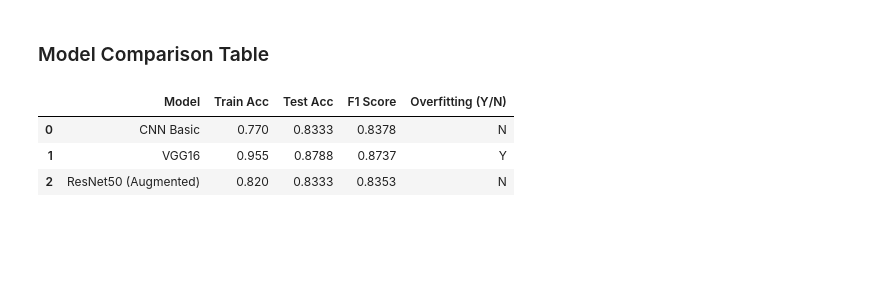
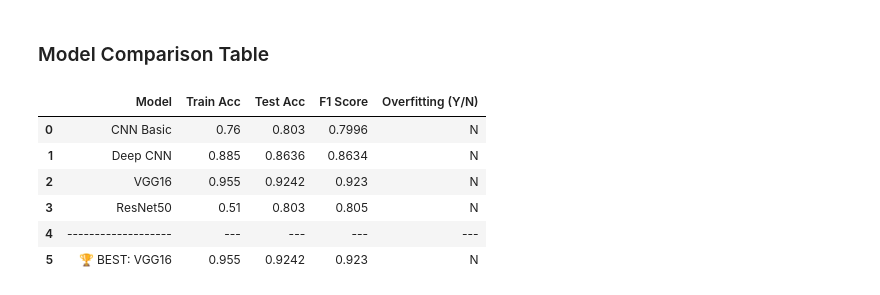
Before and after one commit to preetndr/covid-detection-from-chest-xrays-cnn, a Jupyter notebook: code.ipynb, the cells around one changed output. Saved outputs shown, nothing was run; the diff lists cells and outputs as text; code cells hidden in the pictures; blank space fills up the shorter version.

```diff
--- a/code.ipynb
+++ b/code.ipynb
@@ -152,14 +148,13 @@ model_1 = Sequential([
     MaxPooling2D(2, 2),
     Flatten(),
     Dense(128, activation='relu'),
-    Dropout(0.5), # Randomly drops 50% of neurons to prevent memorization
+    Dropout(0.3),
     Dense(3, activation='softmax')
 ])
 
 model_1.compile(optimizer='adam', loss='categorical_crossentropy', metrics=['accuracy'])
-early_stop = EarlyStopping(monitor='val_loss', patience=5, restore_best_weights=True)
+early_stop = EarlyStopping(monitor='val_accuracy', patience=10, restore_best_weights=True)
 
-# Replaced X_train, y_train with datagen.flow() to use augmented images
 history_1 = model_1.fit(
     datagen.flow(X_train, y_train, batch_size=32),
     validation_data=(X_val, y_val),
@@ -221,8 +218,8 @@ model_2 = Sequential([
 
     # The Decision Maker
     Flatten(),
-    Dense(256, activation='relu'), # Increased brainpower (from 128 to 256)
-    Dropout(0.5), # Standard defense against memorization
+    Dense(256, activation='relu'),
+    Dropout(0.3),
     Dense(3, activation='softmax')
 ])
 
@@ -280,17 +277,16 @@ from tensorflow.keras.regularizers import l2
 
 base_model_vgg = VGG16(weights='imagenet', include_top=False, input_shape=(img_size, img_size, 3))
 
-# 1. Unfreeze the last 4 layers again so it can actually learn X-ray textures
+# Unfreeze the last 4 layers again so it can actually learn X-ray textures
 for layer in base_model_vgg.layers[:-4]:
     layer.trainable = False
 
 x = GlobalAveragePooling2D()(base_model_vgg.output)
 
-# 2. Added L2 Regularizer to strictly penalize memorization
+# Added L2 Regularizer to strictly penalize memorization
 x = Dense(256, activation='relu', kernel_regularizer=l2(0.01))(x)
 
-# 3. Lowered Dropout to 0.3 so we aren't blinding the model too much
-x = Dropout(0.3)(x)
+x = Dropout(0.5)(x)
 output = Dense(3, activation='softmax')(x)
 
 model_3 = Model(inputs=base_model_vgg.input, outputs=output)
@@ -395,22 +419,19 @@ def get_model_stats(model, history, X_test, y_test):
     y_true = np.argmax(y_test, axis=1)
     f1 = f1_score(y_true, y_pred, average='weighted')
 
-    # Gap rule for overfitting
     val_acc = history.history['val_accuracy'][-1]
-    if train_acc - val_acc > 0.05:
+    if train_acc - test_acc > 0.05:
         overfitting = "Y"
     else:
         overfitting = "N"
 
     return round(train_acc, 4), round(test_acc, 4), round(f1, 4), overfitting
 
-# Evaluate all 4 models
 m1_train, m1_test, m1_f1, m1_over = get_model_stats(model_1, history_1, X_test, y_test)
 m2_train, m2_test, m2_f1, m2_over = get_model_stats(model_2, history_2, X_test, y_test)
 m3_train, m3_test, m3_f1, m3_over = get_model_stats(model_3, history_3, X_test, y_test)
 m4_train, m4_test, m4_f1, m4_over = get_model_stats(model_4, history_4, X_test, y_test)
 
-# Fixed array lengths by adding "Deep CNN"
 data = {
     "Model": ["CNN Basic", "Deep CNN", "VGG16", "ResNet50"],
     "Train Acc": [m1_train, m2_train, m3_train, m4_train],
@@ -418,40 +439,37 @@ data = {
     "F1 Score": [m1_f1, m2_f1, m3_f1, m4_f1],
     "Overfitting (Y/N)": [m1_over, m2_over, m3_over, m4_over]
 }
 
-# Create the main table
 comparison_table = pd.DataFrame(data)
 
-# --- NEW LOGIC: FIND AND APPEND THE BEST MODEL ---
 
-# Automatically find the index of the highest Test Accuracy
 best_idx = comparison_table['Test Acc'].idxmax()
 
-# Create a visual separator row
 separator = pd.DataFrame([{
     "Model": "-------------------",
     "Train Acc": "---",
     "Test Acc": "---",
     "F1 Score": "---",
     "Overfitting (Y/N)": "---"
 }])
 
-# Create the final summary row pulling the data from the best index
 best_row = pd.DataFrame([{
     "Model": f"🏆 BEST: {comparison_table.loc[best_idx, 'Model']}",
     "Train Acc": comparison_table.loc[best_idx, 'Train Acc'],
     "Test Acc": comparison_table.loc[best_idx, 'Test Acc'],
     "F1 Score": comparison_table.loc[best_idx, 'F1 Score'],
     "Overfitting (Y/N)": comparison_table.loc[best_idx, 'Overfitting (Y/N)']
 }])
 
-# Combine them all into one clean table
 final_table = pd.concat([comparison_table, separator, best_row], ignore_index=True)
 
 display(final_table)
 # %% [output]
 |  | Model | Train Acc | Test Acc | F1 Score | Overfitting (Y/N) |
-| 0 | CNN Basic | 0.770 | 0.8333 | 0.8378 | N |
-| 1 | VGG16 | 0.955 | 0.8788 | 0.8737 | Y |
-| 2 | ResNet50 (Augmented) | 0.820 | 0.8333 | 0.8353 | N |
+| 0 | CNN Basic | 0.76 | 0.803 | 0.7996 | N |
+| 1 | Deep CNN | 0.885 | 0.8636 | 0.8634 | N |
+| 2 | VGG16 | 0.955 | 0.9242 | 0.923 | N |
+| 3 | ResNet50 | 0.51 | 0.803 | 0.805 | N |
+| 4 | ------------------- | --- | --- | --- | --- |
+| 5 | 🏆 BEST: VGG16 | 0.955 | 0.9242 | 0.923 | N |
 # %%
```
Also changed, not shown: parts of 13 cells of this notebook.
